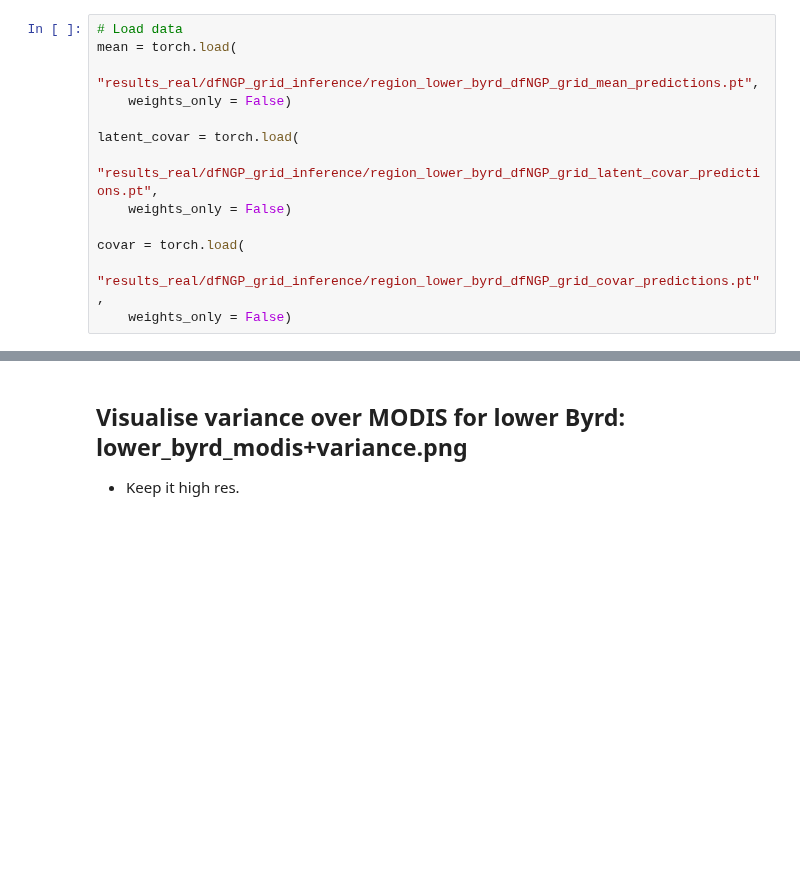
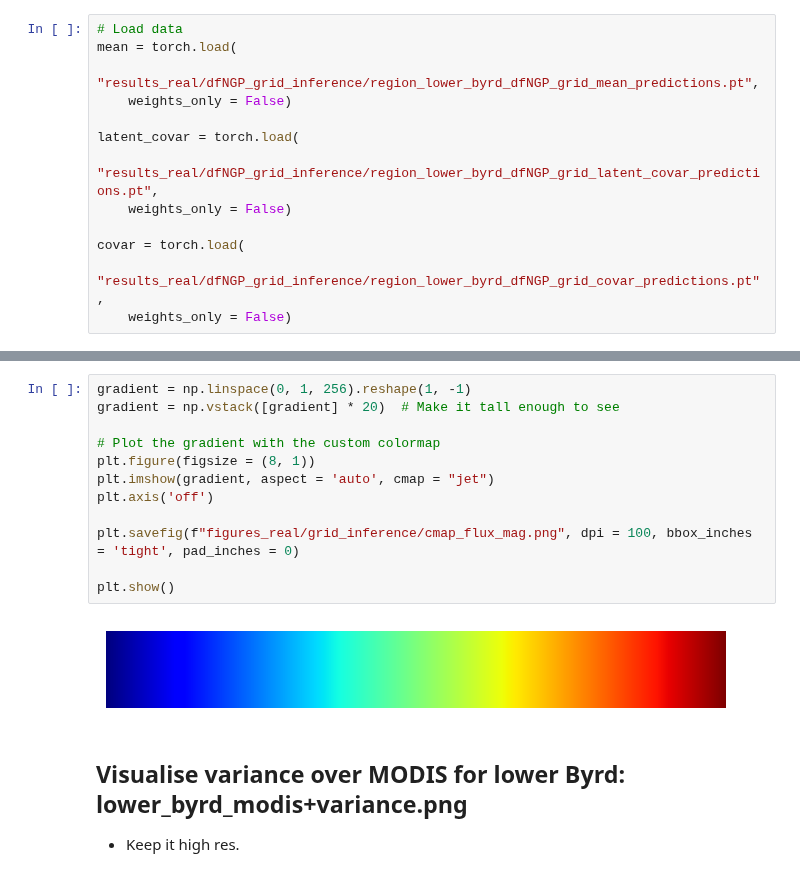
Before and after one commit to kimbente/ice_thickness, a Jupyter notebook: visualise_method.ipynb, the cells around one changed output, grey strips where cells are left out. Saved outputs shown, nothing was run; the diff lists cells and outputs as text; blank space fills up the shorter version.

```diff
--- a/visualise_method.ipynb
+++ b/visualise_method.ipynb
@@ -240,3 +239,17 @@ plt.close()
+# %%
+gradient = np.linspace(0, 1, 256).reshape(1, -1)
+gradient = np.vstack([gradient] * 20)  # Make it tall enough to see
+
+# Plot the gradient with the custom colormap
+plt.figure(figsize = (8, 1))
+plt.imshow(gradient, aspect = 'auto', cmap = "jet")
+plt.axis('off')
+
+plt.savefig(f"figures_real/grid_inference/cmap_flux_mag.png", dpi = 100, bbox_inches = 'tight', pad_inches = 0)
+
+plt.show()
+# %% [output]
+[figure, added]
 # %% [markdown]
 ## Visualise variance over MODIS for lower Byrd: lower_byrd_modis+variance.png
 
```
Also changed, not shown: parts of 13 cells of this notebook, 10 other files.
